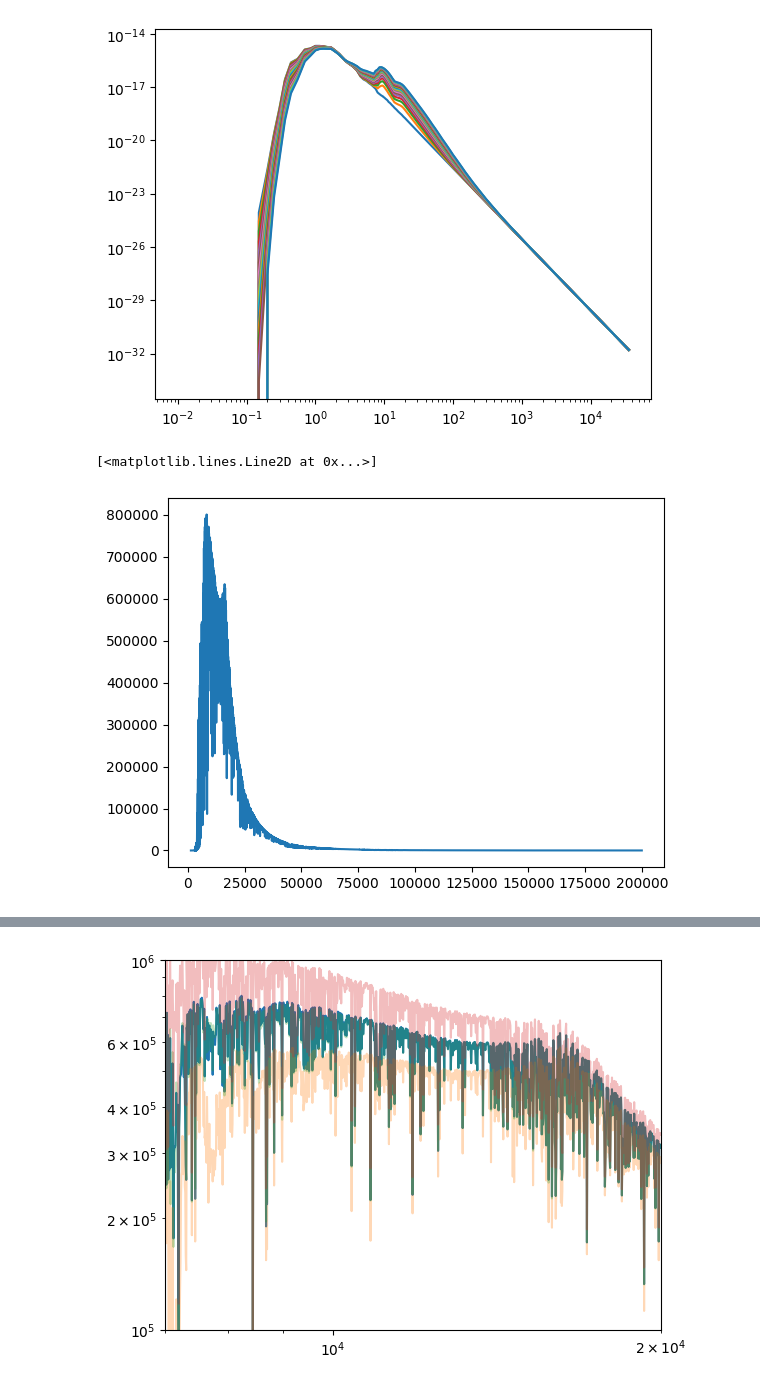
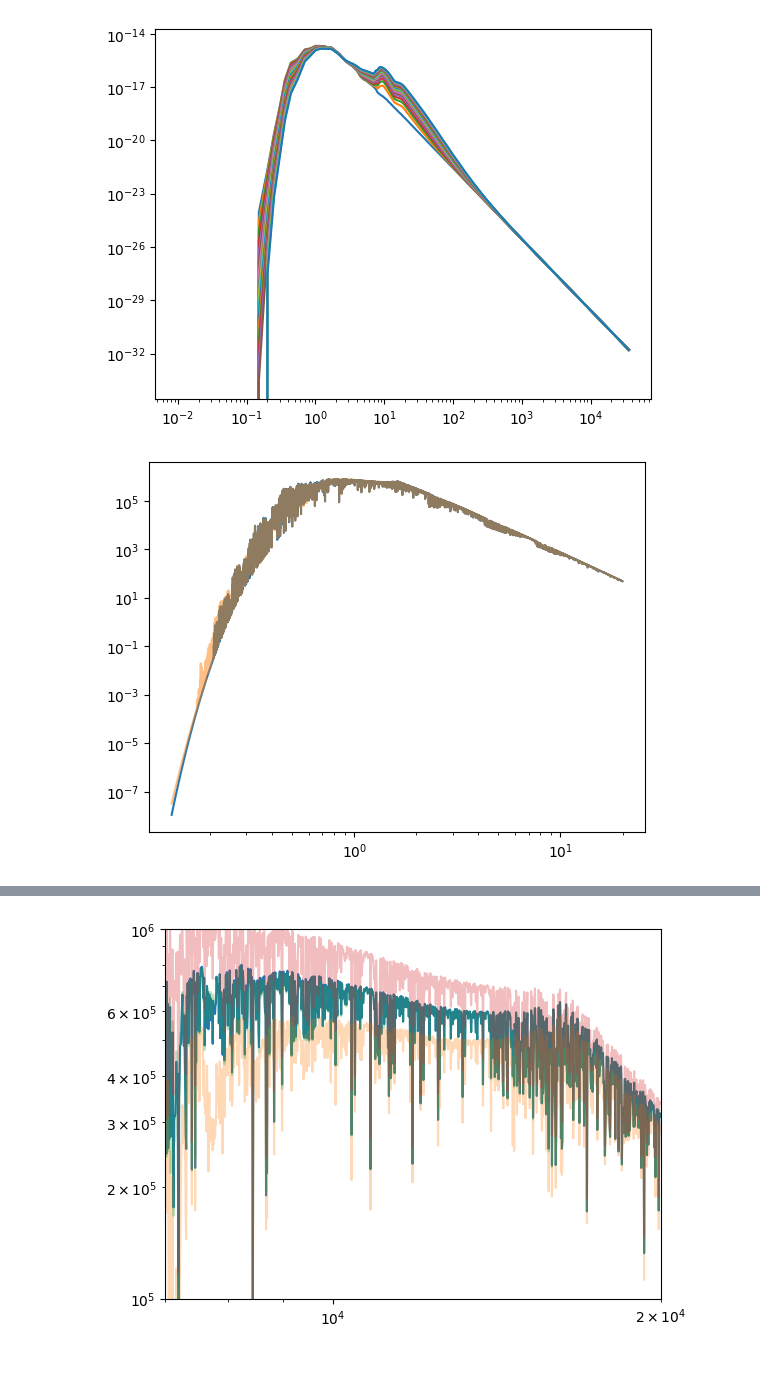
Before and after one commit to aswinsuresh24/rsg_phot, a Jupyter notebook: rsg_phot.ipynb, the cells around one changed output, grey strips where cells are left out. Saved outputs shown, nothing was run; the diff lists cells and outputs as text; code cells hidden in the pictures.

```diff
--- a/rsg_phot.ipynb
+++ b/rsg_phot.ipynb
@@ -69,7 +90,9 @@ nf = inp((wavelength_grid, temp_grid)).flatten()
 # nf = 10**nf
 nf[nf<0] = np.min(flx)
 # %%
-plt.plot(w, nf)
+plt.plot(w/1e4, flx[5])
+plt.plot(w/1e4, nf, alpha=0.5)
+plt.xscale('log')
+plt.yscale('log')
 # %% [output]
-[<matplotlib.lines.Line2D at 0x...>]
-[figure, old version]
+[figure, new version]
```
Also changed, not shown: parts of 5 cells of this notebook, 6 other files.
